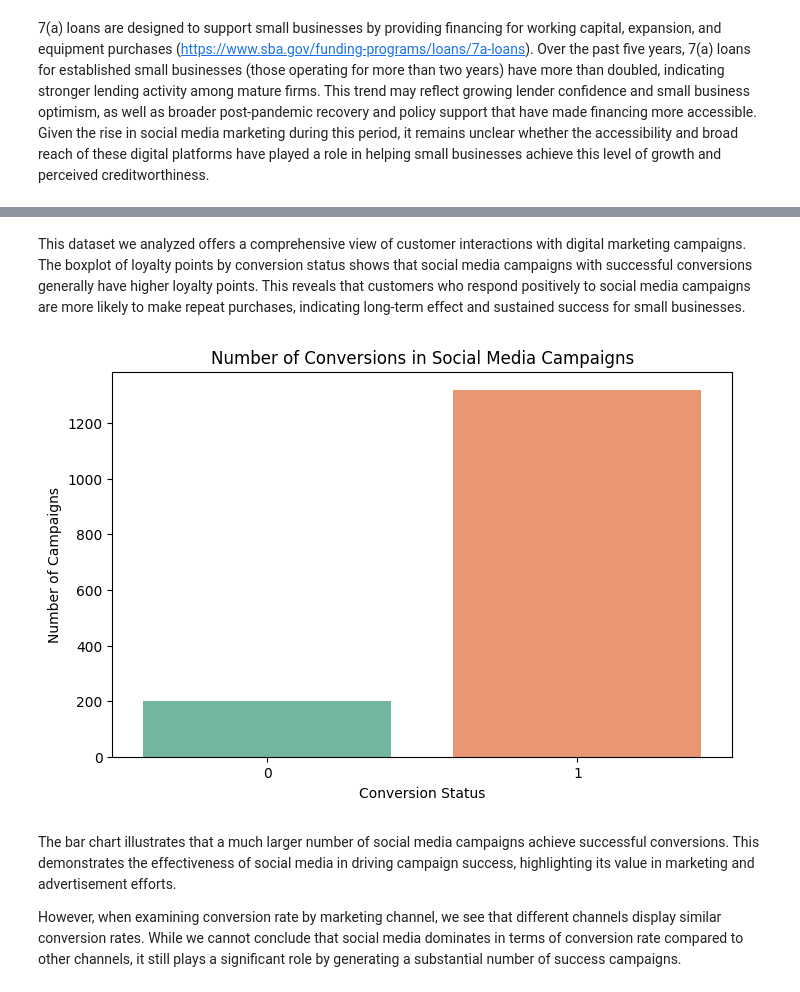
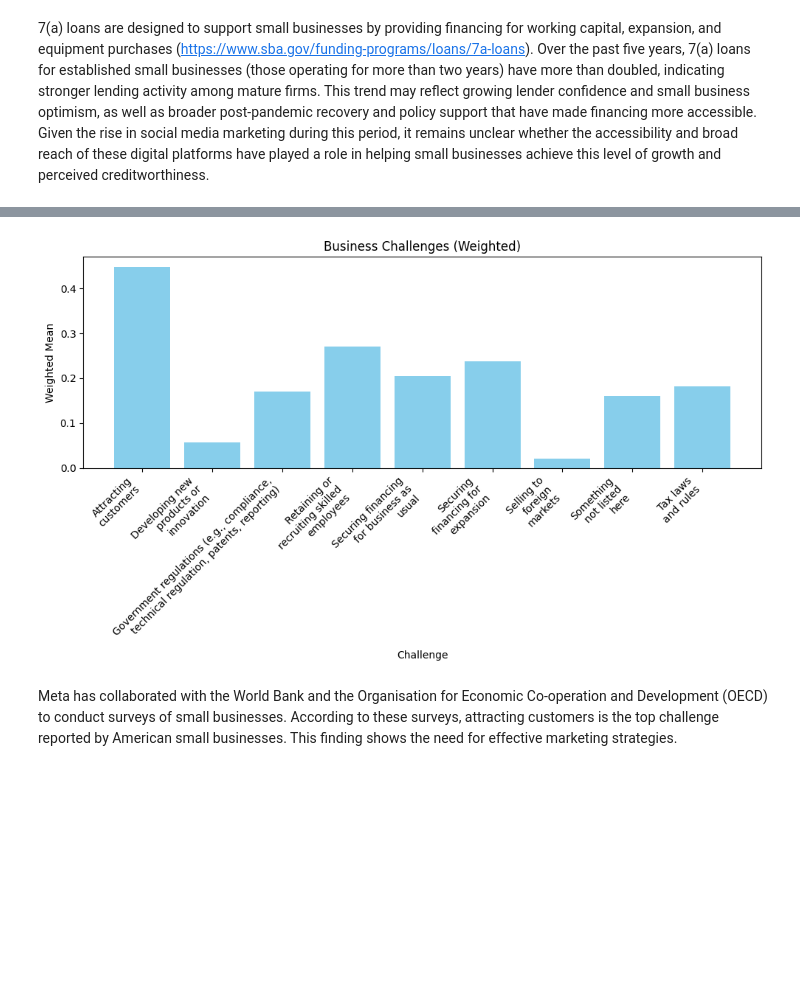
Before and after one commit to rladia/The-Small-Business-Boom, a Jupyter notebook: InitialDataCleaning.ipynb, the cells around one changed output, grey strips where cells are left out. Drawn from its saved outputs; the diff is of its cells as text; code cells hidden in the pictures; blank space fills up the shorter version.

Commit message:
added meta small business survey

```diff
--- a/InitialDataCleaning.ipynb
+++ b/InitialDataCleaning.ipynb
@@ -155,8 +133,60 @@ Although general trends provide insights into the relationship between small bus
-# %% [markdown]
-This dataset we analyzed offers a comprehensive view of customer interactions with digital marketing campaigns. The boxplot of loyalty points by conversion status shows that social media campaigns with successful conversions generally have higher loyalty points. This reveals that customers who respond positively to social media campaigns are more likely to make repeat purchases, indicating long-term effect and sustained success for small businesses.
-# %% [markdown]
-![download-3.png](attachment:149e5d7e-da62-4e59-8cbb-a47fdf3beb9d.png)
-# %% [markdown]
-The bar chart illustrates that a much larger number of social media campaigns achieve successful conversions. This demonstrates the effectiveness of social media in driving campaign success, highlighting its value in marketing and advertisement efforts.
-
-However, when examining conversion rate by marketing channel, we see that different channels display similar conversion rates. While we cannot conclude that social media dominates in terms of conversion rate compared to other channels, it still plays a significant role by generating a substantial number of success campaigns.
+# %%
+meta_df = pd.read_csv("aggregate_smb_leaders.csv")
+questions = ["s this business currently both operating and engaged in revenue generating activities?",
+             "How long ago did this business begin operations?",
+             "Does your business currently use the services of a bank or any other financial institution? By services, we mean services such as those used to save money, make or receive payments and wages, or to receive financial help.",
+             "Within the past 12 months, did your business apply for any new lines of credit or loans?",
+             "Did your business ever have an outstanding line of credit or loan within the past 3 years?",
+             "In the next 12 months, does your business plan to make any large new investments (e.g., machinery and equipment, new or expanded facilities, or research and development projects)?",
+             "Thinking about the past 12 months, what types of government support did this business receive?",
+             "In which economic sector does this business operate?",
+             "What are the most important challenges your business currently faces? (Please select up to two)"
+             ]
+
+questions_sql = ', '.join(f"'{q}'" for q in questions)
+
+query = f"""
+SELECT *
+    FROM meta_df
+    WHERE "logged_iso2" = 'US'
+        AND "question_text" IN ({questions_sql})
+"""
+meta_us_df = duckdb.execute(query).df()
+
+query = """
+SELECT *
+FROM meta_us_df
+WHERE "question_text" = 'What are the most important challenges your business currently faces? (Please select up to two)'
+"""
+
+challenge_df = duckdb.execute(query).df()
+
+query = """
+SELECT
+    REPLACE("value", 'Checked: ', '') AS value_label,
+    "mean_w"
+FROM challenge_df
+WHERE "value" LIKE 'Checked: %'
+"""
+plot_df = duckdb.execute(query).df()
+
+# Sort the DataFrame alphabetically by value_label
+plot_df = plot_df.sort_values('value_label')
+
+# Wrap each label into two lines
+wrapped_labels = [ "\n".join(textwrap.wrap(label, width=int(len(label)/2)))
+                   for label in plot_df['value_label'] ]
+
+# Plot horizontal bar chart (works better with long labels)
+plt.figure(figsize=(10,6))
+plt.bar(wrapped_labels, plot_df['mean_w'], color='skyblue')
+plt.xticks(rotation=45, ha='right')
+plt.xlabel("Challenge")
+plt.ylabel("Weighted Mean")
+plt.title("Business Challenges (Weighted)")
+plt.tight_layout()
+plt.show()
+# %% [output]
+[figure, added]
+# %% [markdown]
+Meta has collaborated with the World Bank and the Organisation for Economic Co-operation and Development (OECD) to conduct surveys of small businesses. According to these surveys, attracting customers is the top challenge reported by American small businesses. This finding shows the need for effective marketing strategies.
```
Also changed, not shown: parts of 11 cells of this notebook.
